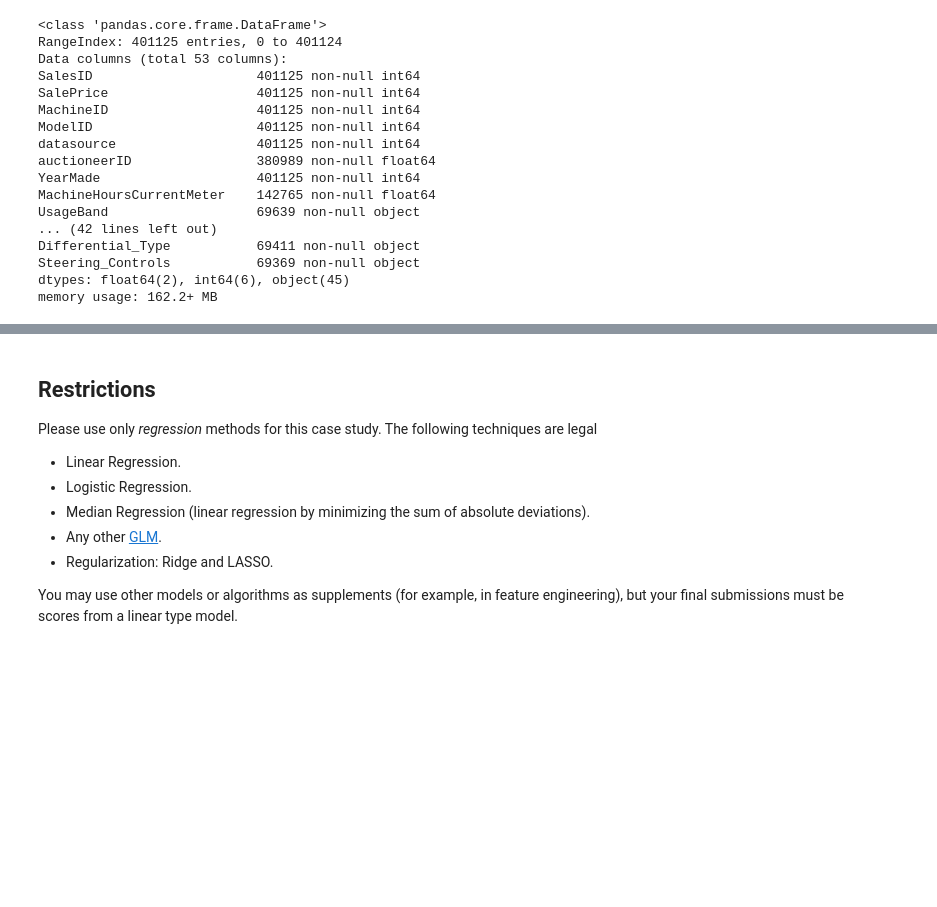
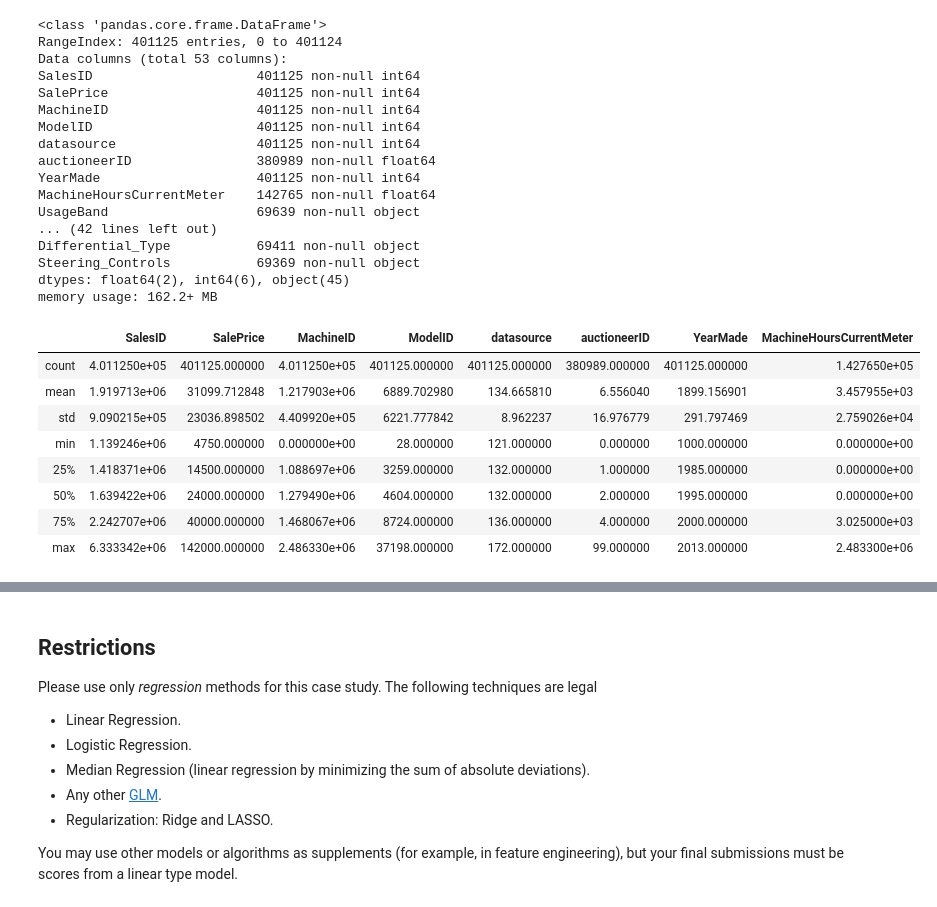
Before and after one commit to oro13/farm-equipment-price-prediction, a Jupyter notebook: reg_case_tyler.ipynb, the cells around one changed output, grey strips where cells are left out. Drawn from its saved outputs; the diff is of its cells as text; code cells hidden in the pictures; blank space fills up the shorter version.

```diff
--- a/reg_case_tyler.ipynb
+++ b/reg_case_tyler.ipynb
@@ -68,3 +97,15 @@ Differential_Type           69411 non-null object
 Steering_Controls           69369 non-null object
 dtypes: float64(2), int64(6), object(45)
 memory usage: 162.2+ MB
+# %%
+auction_train.describe()
+# %% [output]
+|  | SalesID | SalePrice | MachineID | ModelID | datasource | auctioneerID | YearMade | MachineHoursCurrentMeter |
+| count | 4.011250e+05 | 401125.000000 | 4.011250e+05 | 401125.000000 | 401125.000000 | 380989.000000 | 401125.000000 | 1.427650e+05 |
+| mean | 1.919713e+06 | 31099.712848 | 1.217903e+06 | 6889.702980 | 134.665810 | 6.556040 | 1899.156901 | 3.457955e+03 |
+| std | 9.090215e+05 | 23036.898502 | 4.409920e+05 | 6221.777842 | 8.962237 | 16.976779 | 291.797469 | 2.759026e+04 |
+| min | 1.139246e+06 | 4750.000000 | 0.000000e+00 | 28.000000 | 121.000000 | 0.000000 | 1000.000000 | 0.000000e+00 |
+| 25% | 1.418371e+06 | 14500.000000 | 1.088697e+06 | 3259.000000 | 132.000000 | 1.000000 | 1985.000000 | 0.000000e+00 |
+| 50% | 1.639422e+06 | 24000.000000 | 1.279490e+06 | 4604.000000 | 132.000000 | 2.000000 | 1995.000000 | 0.000000e+00 |
+| 75% | 2.242707e+06 | 40000.000000 | 1.468067e+06 | 8724.000000 | 136.000000 | 4.000000 | 2000.000000 | 3.025000e+03 |
+| max | 6.333342e+06 | 142000.000000 | 2.486330e+06 | 37198.000000 | 172.000000 | 99.000000 | 2013.000000 | 2.483300e+06 |
```
Also changed, not shown: parts of 10 cells of this notebook, 1 other file.
